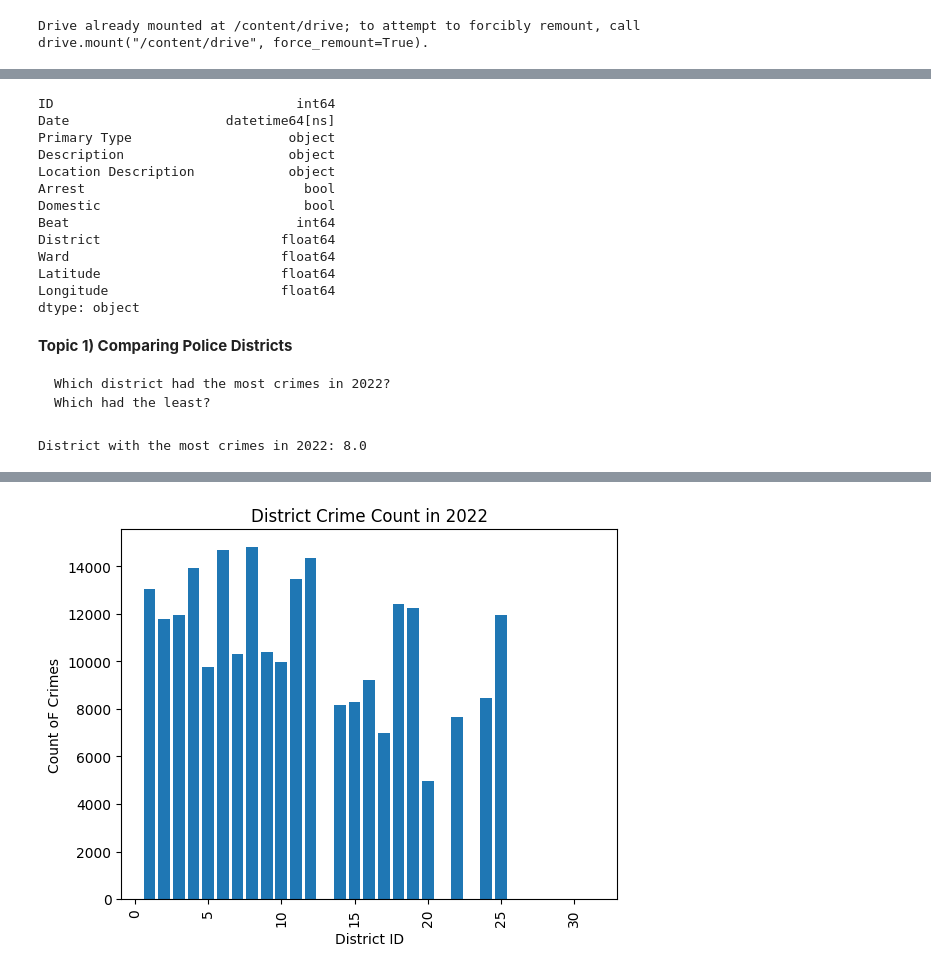
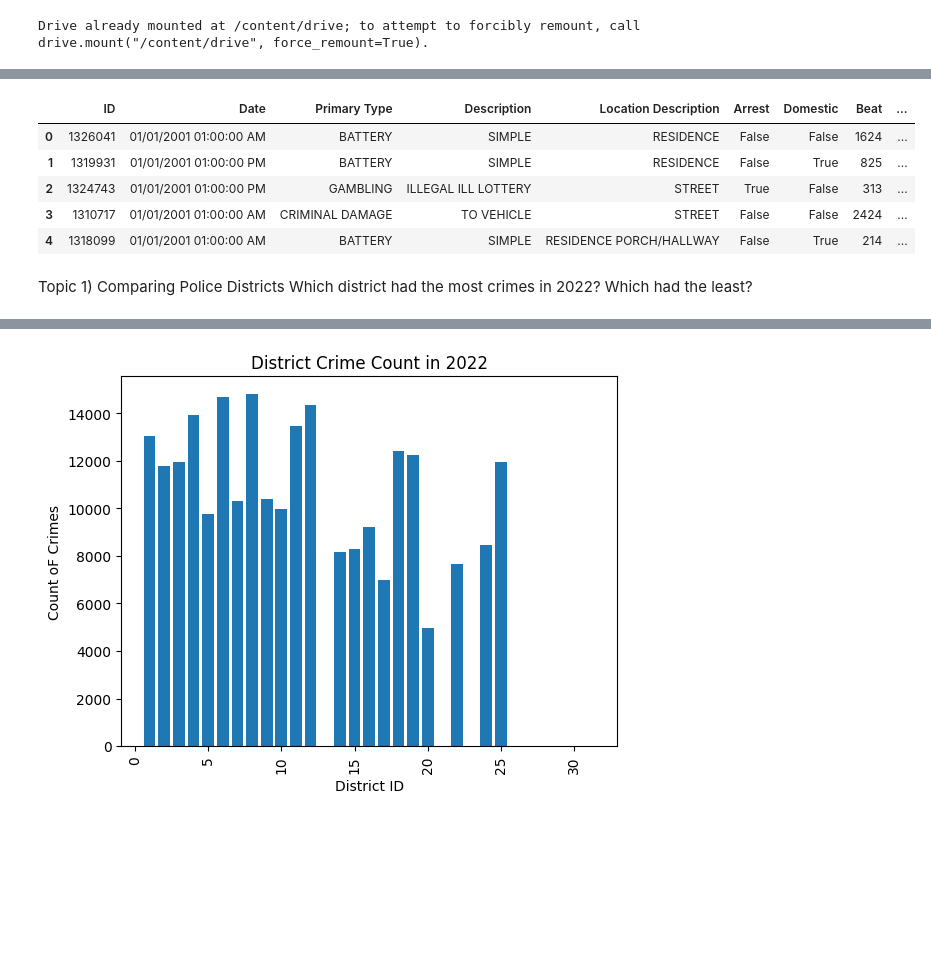
Before and after one commit to Ozedim/Ozedim, a Jupyter notebook: Project_3_Part_1_(Core)_OGWANG_TREVOR.ipynb, the cells around one changed output, grey strips where cells are left out. Drawn from its saved outputs; the diff is of its cells as text; code cells hidden in the pictures; blank space fills up the shorter version.

```diff
--- a/Project_3_Part_1_(Core)_OGWANG_TREVOR.ipynb
+++ b/Project_3_Part_1_(Core)_OGWANG_TREVOR.ipynb
@@ -72,28 +44,17 @@ combined_df = pd.concat([df1, df2, df3], axis=1)  # Stacked horizontally
 # %%
-import os
-import pandas as pd
-
-# Assuming your Google Drive folder path
-folder_path = '/content/drive/MyDrive/Week2_data/Machine Learning Data Sets/Time series/Chicago_datasets/'
-
-# Get a list of all files in the folder
-files = os.listdir(folder_path)
-
-# Filter out only CSV files
-csv_files = [file for file in files if file.endswith('.csv')]
-
-# Create an empty list to store dataframes
-dfs = []
-
-# Loop through each CSV file and load it into a dataframe
+#path to extract file
+data='/content/drive/MyDrive/Crime/Data'
+#list of files in folder
+list = os.listdir(data)
+#filter csv files
+csv_files = [file for file in list if file.endswith('.csv')]
+#empty list to store dataframe
+dfs=[]
+#looping through csv files
 for file in csv_files:
-    file_path = os.path.join(folder_path, file)
-    df = pd.read_csv(file_path)
-    dfs.append(df)
-
-# Concatenate all dataframes into one
-combined_df2 = pd.concat(dfs, ignore_index=True)
-
-# Now you have a single dataframe containing all datasets from the Google Drive folder
-combined_df2.head()
-combined_df3 = combined_df2
+  file_path=os.path.join(data,file)
+  df=pd.read_csv(file_path)
+  dfs.append(df)
+  #Concancate dadaframes
+  Crime_df=pd.concat(dfs,ignore_index=True)
+  Crime_df
@@ -152,22 +61,13 @@ dtype: object
-# %%
-combined_df3['Date'] = pd.to_datetime(combined_df3['Date'])
-combined_df3.dtypes
-# %% [output]
-ID                               int64
-Date                    datetime64[ns]
-Primary Type                    object
-Description                     object
-Location Description            object
-Arrest                            bool
-Domestic                          bool
-Beat                             int64
-District                       float64
-Ward                           float64
-Latitude                       float64
-Longitude                      float64
-dtype: object
+# %%
+Crime_df.head()
+# %% [output]
+|  | ID | Date | Primary Type | Description | Location Description | Arrest | Domestic | Beat | ... |
+| 0 | 1326041 | 01/01/2001 01:00:00 AM | BATTERY | SIMPLE | RESIDENCE | False | False | 1624 | ... |
+| 1 | 1319931 | 01/01/2001 01:00:00 PM | BATTERY | SIMPLE | RESIDENCE | False | True | 825 | ... |
+| 2 | 1324743 | 01/01/2001 01:00:00 PM | GAMBLING | ILLEGAL ILL LOTTERY | STREET | True | False | 313 | ... |
+| 3 | 1310717 | 01/01/2001 01:00:00 AM | CRIMINAL DAMAGE | TO VEHICLE | STREET | False | False | 2424 | ... |
+| 4 | 1318099 | 01/01/2001 01:00:00 AM | BATTERY | SIMPLE | RESIDENCE PORCH/HALLWAY | False | True | 214 | ... |
 # %% [markdown]
-**Topic 1) Comparing Police Districts**
-
-    Which district had the most crimes in 2022?
-    Which had the least?
+Topic 1) Comparing Police Districts
+Which district had the most crimes in 2022?
+Which had the least?
@@ -178,6 +73,0 @@ combined_df3['Year'] = pd.to_datetime(combined_df3['Date']).dt.year
-# %%
-most_crimes_district = combined_df3[combined_df3['Year'] == 2022].groupby('District')['ID'].sum().sort_values(ascending=False).index[0]
-
-print(f"District with the most crimes in 2022: {most_crimes_district}")
-# %% [output]
-District with the most crimes in 2022: 8.0
```
Also changed, not shown: parts of 24 cells of this notebook.
